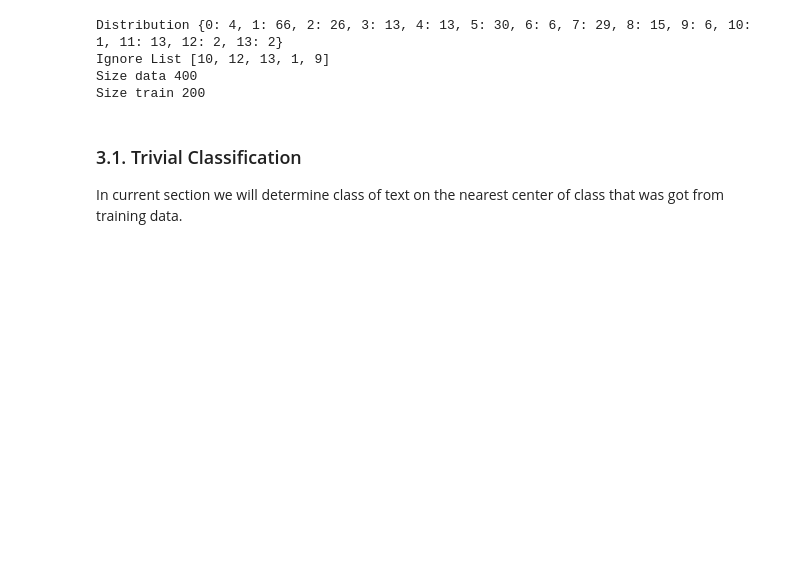
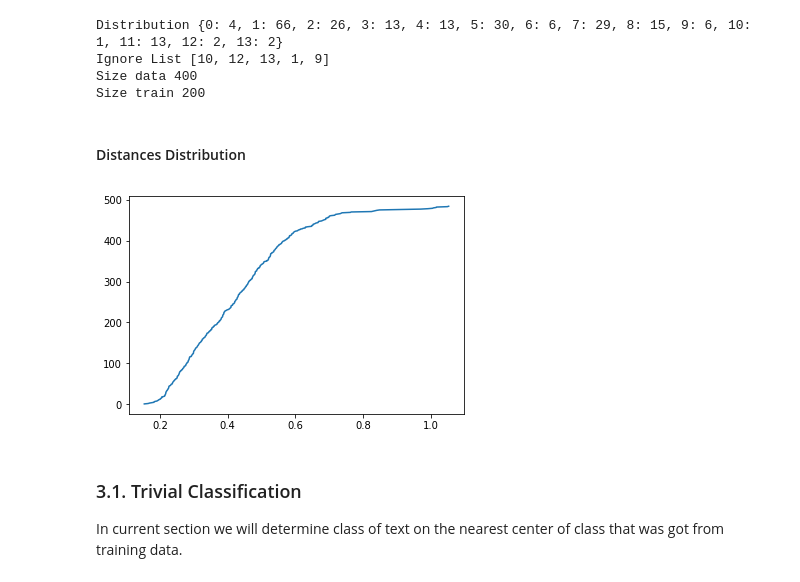
Before and after one commit to ASEDOS999/SearchScript, a Jupyter notebook: SemanticAnalysis/Experiments/TextsClusters/Clusterization.ipynb, the cells around one changed output. Drawn from its saved outputs; the diff is of its cells as text; code cells hidden in the pictures; blank space fills up the shorter version.

Commit message:
Add distance distribution

```diff
--- a/SemanticAnalysis/Experiments/TextsClusters/Clusterization.ipynb
+++ b/SemanticAnalysis/Experiments/TextsClusters/Clusterization.ipynb
@@ -187,6 +187,7 @@ for i in data:
     else:
         data_dict[int(i[2])] = 1
 _ = [key for key in data_dict if data_dict[key]<3] + [1,9]
+data_copy = data.copy()
 data = [(i[0],i[1],int(i[2])) for i in data if not int(i[2]) in _]
 size_train = int(0.5*len(data))
 print('Distribution', data_dict)
@@ -198,6 +199,20 @@ Distribution {0: 4, 1: 66, 2: 26, 3: 13, 4: 13, 5: 30, 6: 6, 7: 29, 8: 15, 9: 6,
 Ignore List [10, 12, 13, 1, 9]
 Size data 400
 Size train 200
+# %% [markdown]
+#### Distances Distribution
+# %%
+vectors = [i[1] for i in data_copy]
+center = sum(vectors)/len(vectors)
+distances = [np.linalg.norm(center-i) for i in vectors]
+distances.sort()
+y = [ind+1 for ind,i in enumerate(distances)]
+import matplotlib.pyplot as plt
+%matplotlib inline
+plt.plot(distances, y)
+plt.show()
+# %% [output]
+[figure, added]
 # %% [markdown]
 ### 3.1. Trivial Classification
 
```
